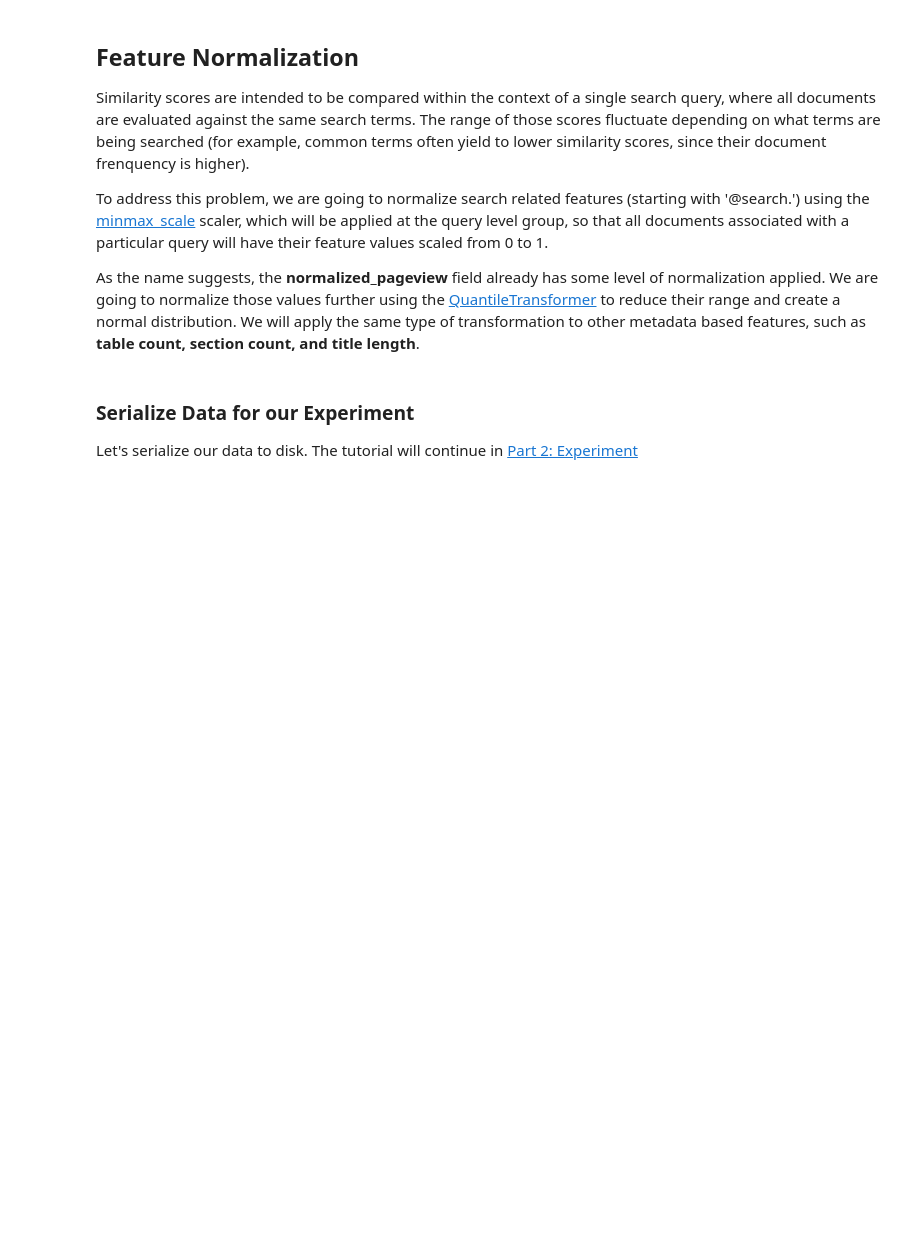
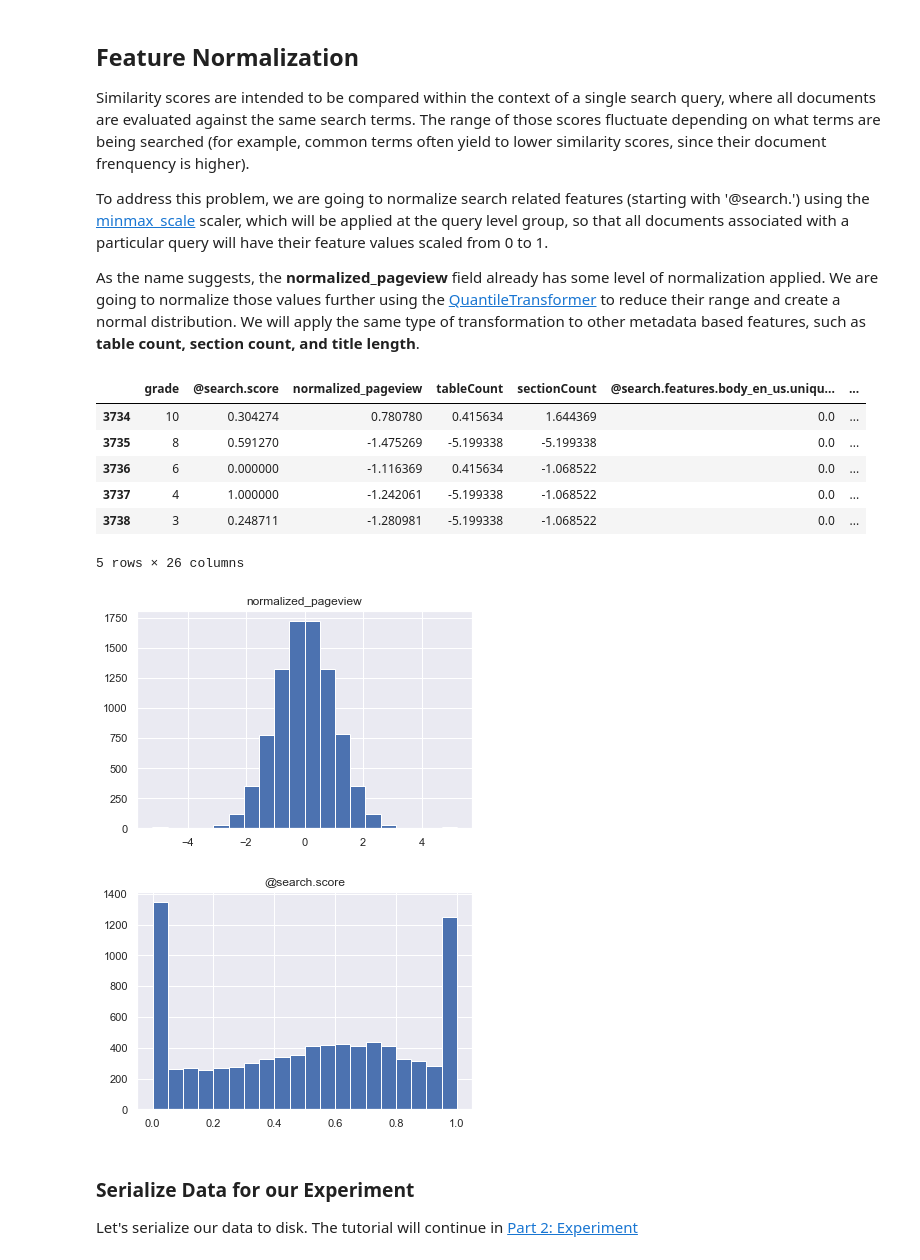
Before and after one commit to wenyangfu/wenyang-ltr, a Jupyter notebook: l2r_part1_data_eng.ipynb, the cells around one changed output. Drawn from its saved outputs; the diff is of its cells as text; code cells hidden in the pictures; blank space fills up the shorter version.

Commit message:
Fix serialization from p1 -> p2. Update plots.

```diff
--- a/l2r_part1_data_eng.ipynb
+++ b/l2r_part1_data_eng.ipynb
@@ -283,25 +348,40 @@ To address this problem, we are going to normalize search related features (star
 
 As the name suggests, the **normalized_pageview** field already has some level of normalization applied. We are going to normalize those values further using the [QuantileTransformer](https://scikit-learn.org/stable/modules/generated/sklearn.preprocessing.QuantileTransformer.html) to reduce their range and create a normal distribution. We will apply the same type of transformation to other metadata based features, such as **table count, section count, and title length**.
 # %%
+import numpy as np
 from sklearn.preprocessing import minmax_scale, QuantileTransformer
-import numpy as np
+from tqdm import tqdm
 
 def normalize_features(features):
     query_groups = features.groupby('query_id')
+    progress_bar = tqdm(features.columns)
 
-    for feature in features.columns:
-
+    for feature in progress_bar:
         if feature.startswith("@search."):
+            progress_bar.set_description(f"MinMax normalizing feature '{feature}'")
             features[feature] = query_groups[feature].transform(lambda x: minmax_scale(x.astype(float)))
         elif feature not in ['grade', 'query_id']:
+            progress_bar.set_description(f"Quantile transforming feature '{feature}")
             features[[feature]] = QuantileTransformer(output_distribution='normal').fit_transform(features[[feature]])
+        else:
+            progress_bar.set_description(f"Skipping feature '{feature}")
 
     return features
 
 df = normalize_features(all_features)
 df[['normalized_pageview']].hist(bins=20)
 df[['@search.score']].hist(bins=20)
 df.head(5)
+# %% [output]
+|  | grade | @search.score | normalized_pageview | tableCount | sectionCount | @search.features.body_en_us.uniqu... | ... |
+| 3734 | 10 | 0.304274 | 0.780780 | 0.415634 | 1.644369 | 0.0 | ... |
+| 3735 | 8 | 0.591270 | -1.475269 | -5.199338 | -5.199338 | 0.0 | ... |
+| 3736 | 6 | 0.000000 | -1.116369 | 0.415634 | -1.068522 | 0.0 | ... |
+| 3737 | 4 | 1.000000 | -1.242061 | -5.199338 | -1.068522 | 0.0 | ... |
+| 3738 | 3 | 0.248711 | -1.280981 | -5.199338 | -1.068522 | 0.0 | ... |
+5 rows × 26 columns
+[figure, added]
+[figure, added]
 # %% [markdown]
 ### Serialize Data for our Experiment
 
```
Also changed, not shown: parts of 10 cells of this notebook, 2 other files.
